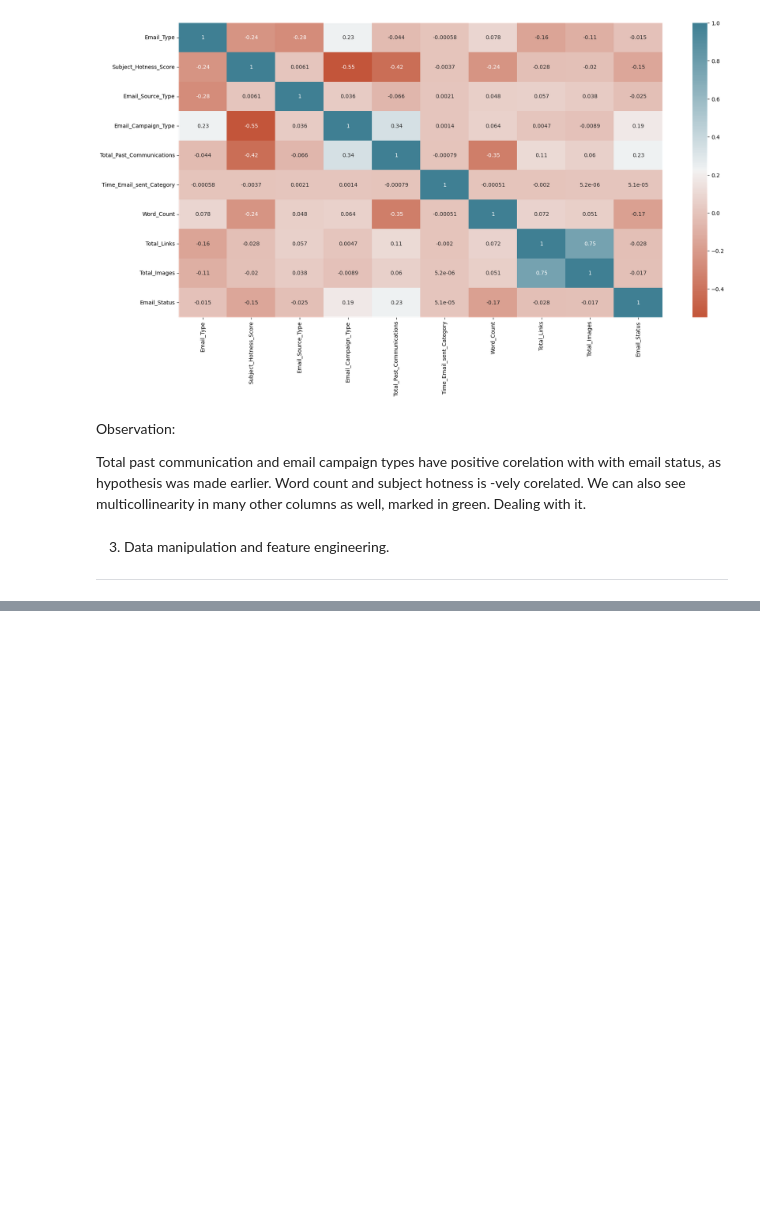
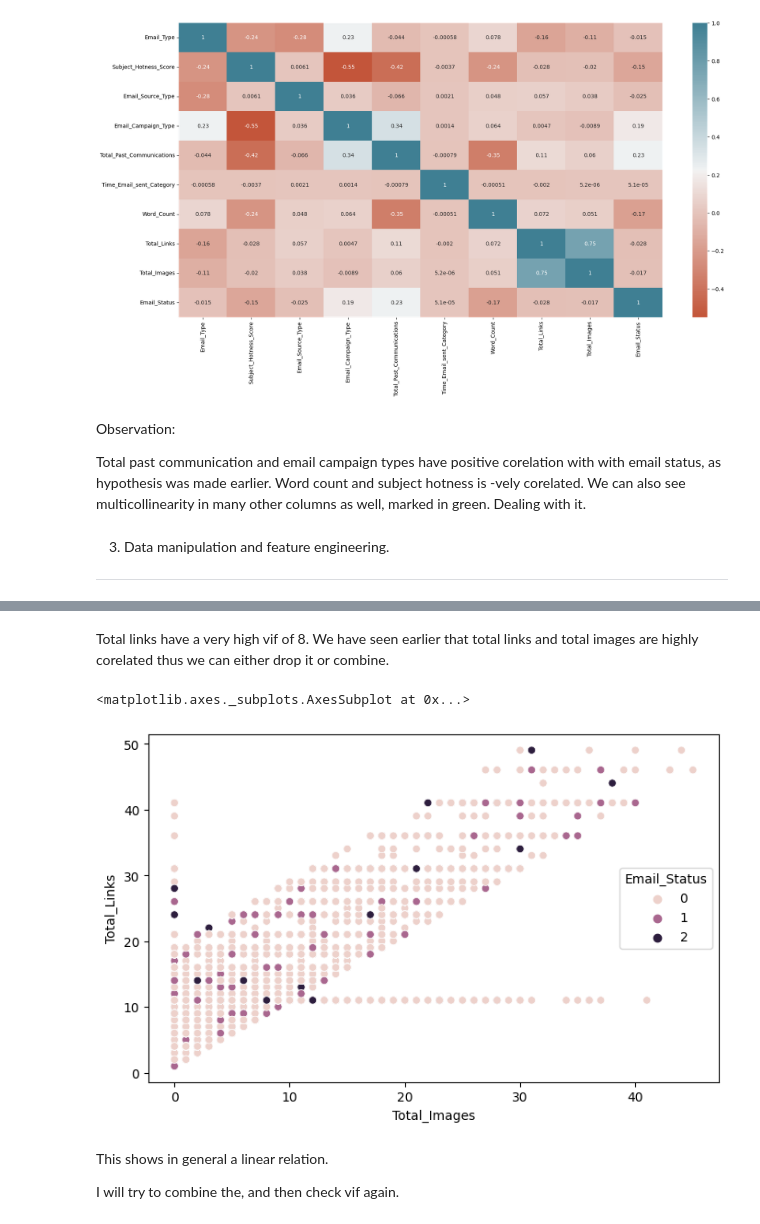
Before and after one commit to akashkivani/almabetter-Email-Campaign-Effectiveness-Prediction-Project, a Jupyter notebook: Email_Campaign_Effectiveness_Prediction.ipynb, the cells around one changed output, grey strips where cells are left out. Cells and saved outputs as stored; diff of their text form; code cells hidden in the pictures; blank space fills up the shorter version.

```diff
--- a/Email_Campaign_Effectiveness_Prediction.ipynb
+++ b/Email_Campaign_Effectiveness_Prediction.ipynb
@@ -281,0 +307,13 @@ We can also see multicollinearity in many other columns as well, marked in green
+# %% [markdown]
+Total links have a very high vif of 8. We have seen earlier that total links and total images are highly corelated thus we can either drop it or combine.
+# %%
+#Let's plot a scatter plot.
+
+sns.scatterplot( x = df['Total_Images'] , y = df['Total_Links'] , hue= df['Email_Status'])
+# %% [output]
+<matplotlib.axes._subplots.AxesSubplot at 0x...>
+[figure, added]
+# %% [markdown]
+This shows in general a linear relation.
+
+I will try to combine the, and then check vif again.
```
Also changed, not shown: parts of 20 cells of this notebook.
